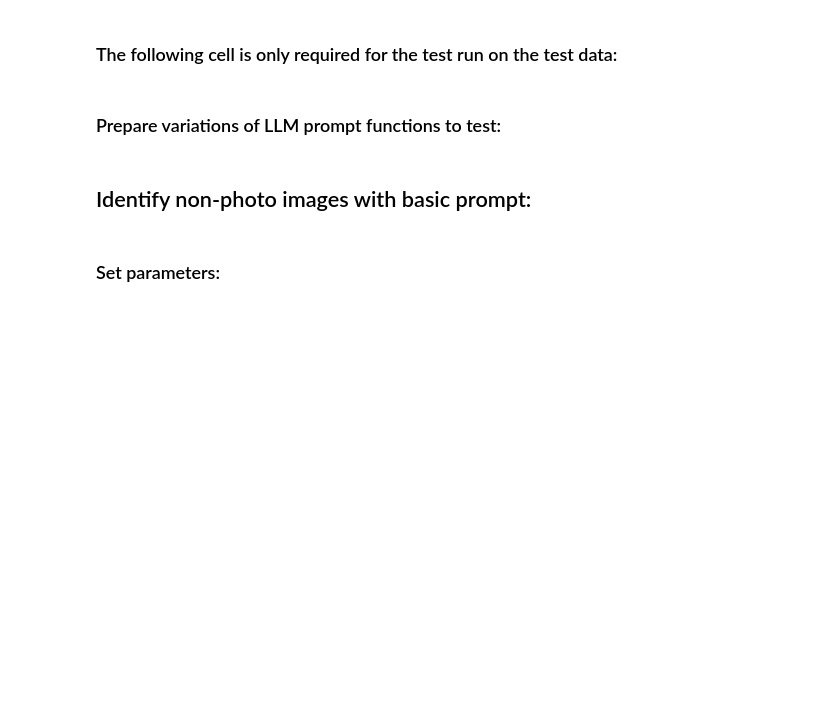
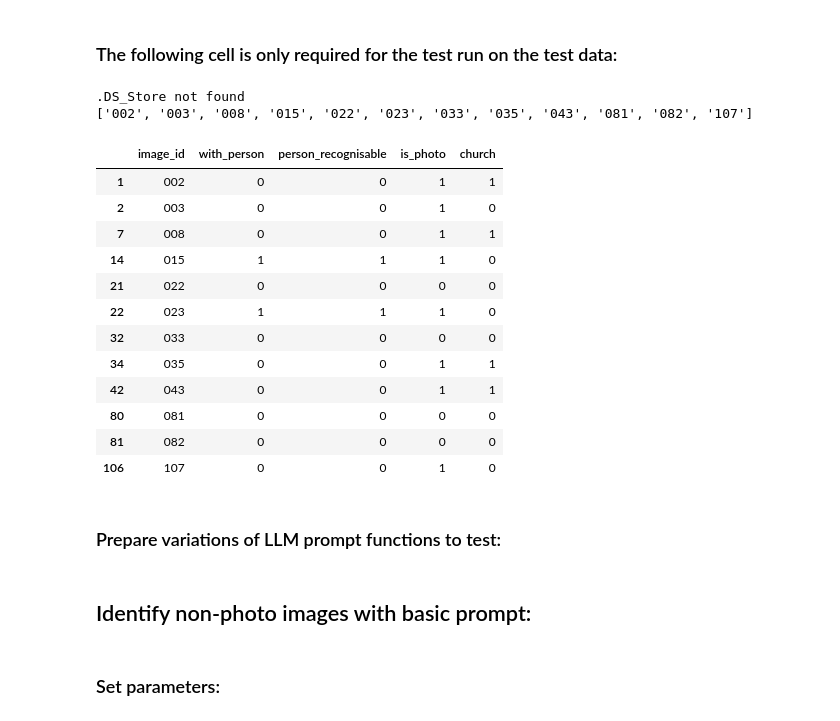
Before and after one commit to HieronymusEsteban/dias_digit_project, a Jupyter notebook: rec_image_LLM_prompt_experiments_2.ipynb, the cells around one changed output. Cells and saved outputs as stored; diff of their text form; code cells hidden in the pictures; blank space fills up the shorter version.

```diff
--- a/rec_image_LLM_prompt_experiments_2.ipynb
+++ b/rec_image_LLM_prompt_experiments_2.ipynb
@@ -728,8 +237,8 @@ results_tabular = {}
 #root_path = Path('/Users/stephanehess/Documents/CAS_AML/dias_digit_project/test_yolo_object_train')
 
 project_path = Path.cwd()
-root_path = (project_path / '..' / 'test_LLM_prompt_experiments').resolve()
-#root_path = (project_path / '..' / 'test_yolo_object_train').resolve()
+root_path = (project_path / 'test_LLM_prompt_experiments').resolve()
+#root_path = project_path
 data_path = root_path / 'data'
 tif_data_path = root_path / 'data_1'
 #data_path = root_path / 'visual_genome_data_all'
@@ -788,29 +322,57 @@ label_data.head()
 # %%
 # Select only rows referring to images in the smaller data set (test run):
 
 # Make sure no .DS_Store file is included in jpg_data_path:
 import os
 ds_file_path = jpg_data_path / '.DS_Store'
 
 # Remove a specific .DS_Store file
 if os.path.exists(ds_file_path):
     os.remove(ds_file_path)
     print("Removed .DS_Store")
 else:
     print(".DS_Store not found")
 
+# Find all .ipynb_checkpoints directories
+for checkpoint_dir in jpg_data_path.rglob('.ipynb_checkpoints'):
+    if checkpoint_dir.is_dir():
+        print(f"Removing: {checkpoint_dir}")
+        shutil.rmtree(checkpoint_dir)
+
+
+
 # Get list of image files present:
 image_files = os.listdir(jpg_data_path)
+
+#image_files.remove(".ipynb_checkpoints")
+
+
 
 # Extract image ids from image file names:
 img_ids = [image_file.split('Oberland')[1].split('.')[0] for image_file in image_files]
 img_ids.sort()
 print(img_ids)
 
 # Select relevant rows from label_data data frame by id list:
 select_bools = [img_id in img_ids for img_id in label_data.image_id]
 
 label_data = label_data[select_bools].copy()
 label_data
+# %% [output]
+.DS_Store not found
+['002', '003', '008', '015', '022', '023', '033', '035', '043', '081', '082', '107']
+|  | image_id | with_person | person_recognisable | is_photo | church |
+| 1 | 002 | 0 | 0 | 1 | 1 |
+| 2 | 003 | 0 | 0 | 1 | 0 |
+| 7 | 008 | 0 | 0 | 1 | 1 |
+| 14 | 015 | 1 | 1 | 1 | 0 |
+| 21 | 022 | 0 | 0 | 0 | 0 |
+| 22 | 023 | 1 | 1 | 1 | 0 |
+| 32 | 033 | 0 | 0 | 0 | 0 |
+| 34 | 035 | 0 | 0 | 1 | 1 |
+| 42 | 043 | 0 | 0 | 1 | 1 |
+| 80 | 081 | 0 | 0 | 0 | 0 |
+| 81 | 082 | 0 | 0 | 0 | 0 |
+| 106 | 107 | 0 | 0 | 1 | 0 |
 # %% [markdown]
 ### Prepare variations of LLM prompt functions to test:
```
Also changed, not shown: parts of 102 cells of this notebook.
